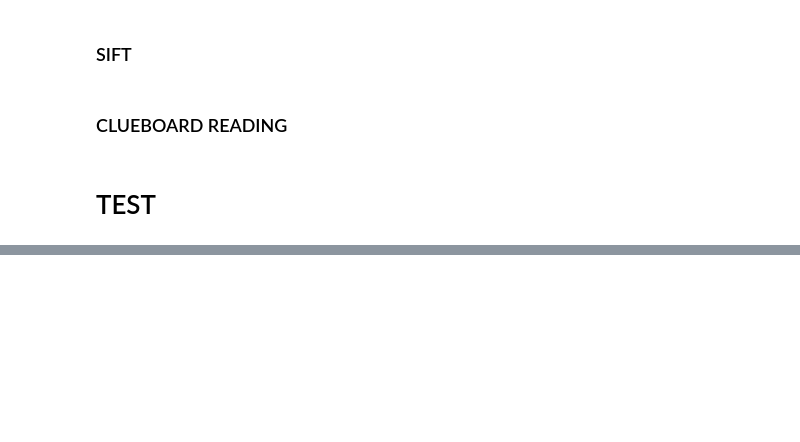
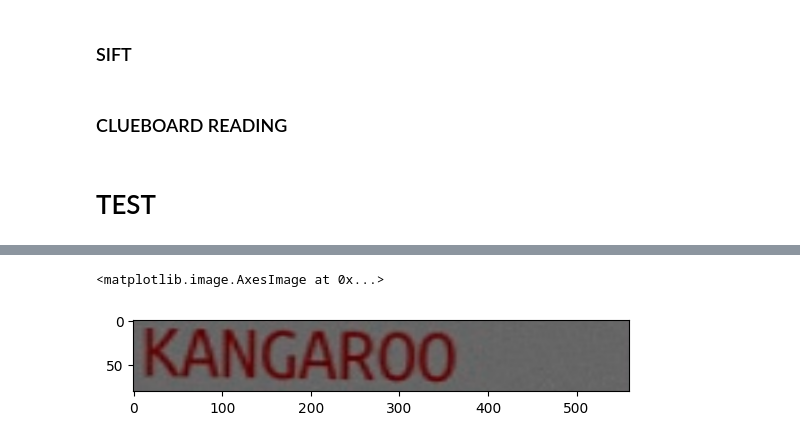
Before and after one commit to rcaerbannog/ENPH353-clueboard-reader, a Jupyter notebook: sift_and_cnn.ipynb, the cells around one changed output, grey strips where cells are left out. Cells and saved outputs as stored; diff of their text form; code cells hidden in the pictures; blank space fills up the shorter version.

```diff
--- a/sift_and_cnn.ipynb
+++ b/sift_and_cnn.ipynb
@@ -134,0 +159,6 @@ GOKU
+# %%
+imgval = siftedimg[255:335, 20:580]
+plt.imshow(imgval)
+# %% [output]
+<matplotlib.image.AxesImage at 0x...>
+[figure, added]
```
Also changed, not shown: parts of 10 cells of this notebook, 2 other files.
